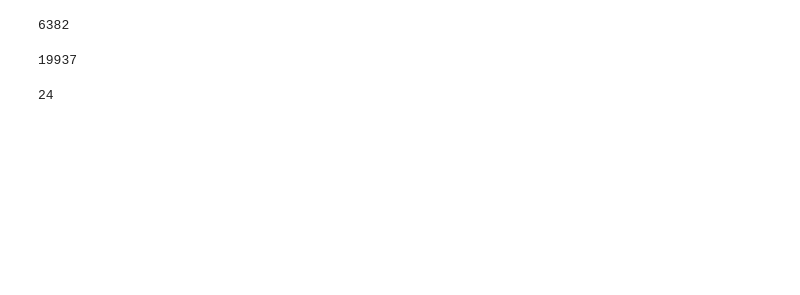
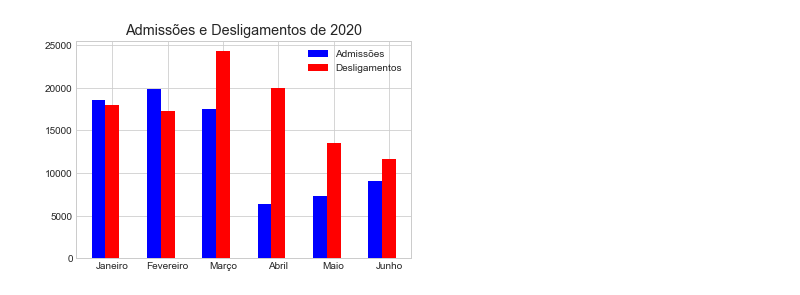
Before and after one commit to MarcospsDonizete/Analise_De_Empregabilidade, a Jupyter notebook: Caged.ipynb, the cells around one changed output. Drawn from its saved outputs; the diff is of its cells as text; code cells hidden in the pictures; blank space fills up the shorter version.

```diff
--- a/Caged.ipynb
+++ b/Caged.ipynb
@@ -59,12 +86,47 @@ NI = abr2020.query('tipomovimentação=="Não Identificado"')['tipomovimentaçã
-# %%
-admi
-# %% [output]
-6382
-# %%
-desl
-# %% [output]
-19937
-# %%
-NI
-# %% [output]
-24
+# %%
+admiJan = jan2020.query('tipomovimentação=="Admissão"')['tipomovimentação'].count()
+deslJan = jan2020.query('tipomovimentação=="Desligamento"')['tipomovimentação'].count()
+#----------------------------------------------------------------------------------------
+admiFev = fev2020.query('tipomovimentação=="Admissão"')['tipomovimentação'].count()
+deslFev = fev2020.query('tipomovimentação=="Desligamento"')['tipomovimentação'].count()
+#----------------------------------------------------------------------------------------
+admiMar = mar2020.query('tipomovimentação=="Admissão"')['tipomovimentação'].count()
+deslMar = mar2020.query('tipomovimentação=="Desligamento"')['tipomovimentação'].count()
+#----------------------------------------------------------------------------------------
+admiAbr = abr2020.query('tipomovimentação=="Admissão"')['tipomovimentação'].count()
+deslAbr = abr2020.query('tipomovimentação=="Desligamento"')['tipomovimentação'].count()
+#----------------------------------------------------------------------------------------
+admiMai = mai2020.query('tipomovimentação=="Admissão"')['tipomovimentação'].count()
+deslMai = mai2020.query('tipomovimentação=="Desligamento"')['tipomovimentação'].count()
+#----------------------------------------------------------------------------------------
+admiJun = jun2020.query('tipomovimentação=="Admissão"')['tipomovimentação'].count()
+deslJun = jun2020.query('tipomovimentação=="Desligamento"')['tipomovimentação'].count()
+# %%
+plt.style.use("seaborn-whitegrid")
+
+# Quantidade de Admitidos
+admi = [admiJan,admiFev,admiMar,admiAbr,admiMai,admiJun]
+
+# Quantidade de Desligamentos
+desl = [deslJan,deslFev,deslMar,deslAbr,deslMai,deslJun]
+
+
+# Cria eixo x para produto A e produto B com uma separação de 0.25 entre as barras
+x1 =  np.arange(len(admi))
+x2 = [x + 0.25 for x in x1]
+
+# Plota as barras
+plt.bar(x1, admi, width=0.25, label = 'Admissões', color = 'blue')
+plt.bar(x2, desl, width=0.25, label = 'Desligamentos', color = 'red')
+
+# coloca o nome dos meses como label do eixo x
+meses = ['Janeiro','Fevereiro','Março','Abril','Maio','Junho']
+plt.xticks([x + 0.25 for x in range(len(admi))], meses)
+
+# inseri uma legenda no gráfico
+plt.legend()
+
+plt.title("Admissões e Desligamentos de 2020")
+plt.show()
+# %% [output]
+[figure, added]
```
Also changed, not shown: parts of 8 cells of this notebook.
